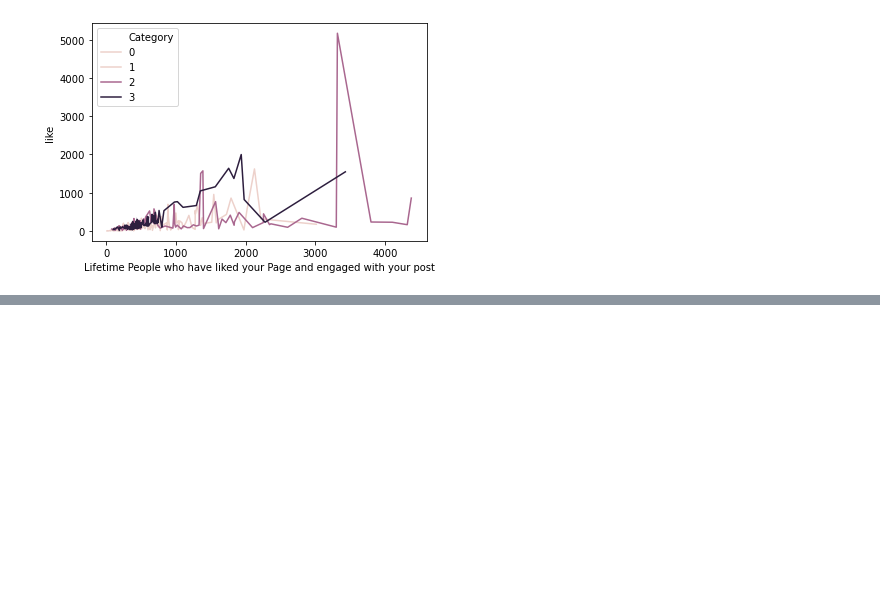
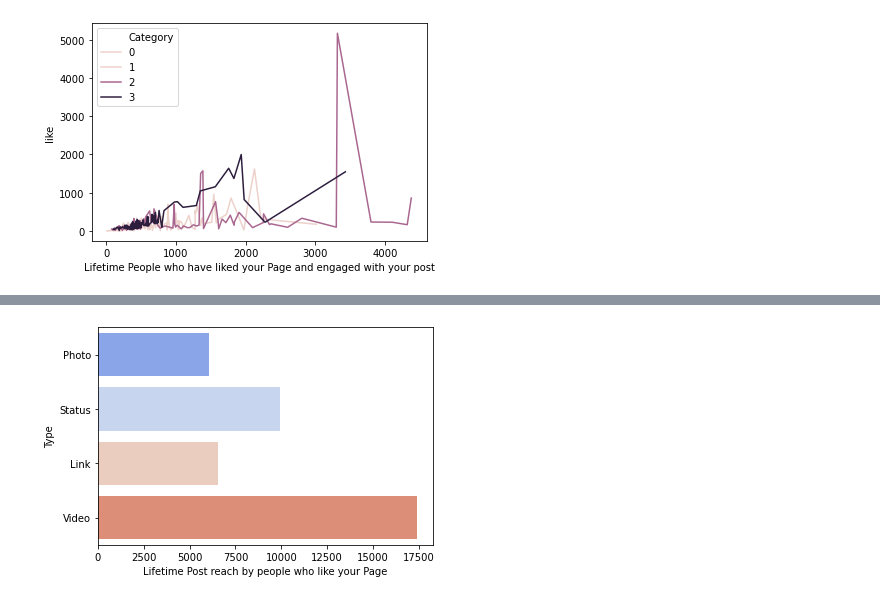
Before and after one commit to Sricha02/INTRO-TO-DATA-ANALYSIS, a Jupyter notebook: facebook.ipynb, the cells around one changed output, grey strips where cells are left out. Drawn from its saved outputs; the diff is of its cells as text; code cells hidden in the pictures; blank space fills up the shorter version.

```diff
--- a/facebook.ipynb
+++ b/facebook.ipynb
@@ -65,0 +119,4 @@ ax = sns.barplot(x = 'Lifetime People who have liked your Page and engaged with
+# %%
+ax = sns.barplot(x = 'Lifetime Post reach by people who like your Page', y = 'Type', color = '#C0A720', data = facebook, orient = 'h', ci = False, palette = 'coolwarm')
+# %% [output]
+[figure, added]
```
Also changed, not shown: parts of 6 cells of this notebook, 1 other file.
